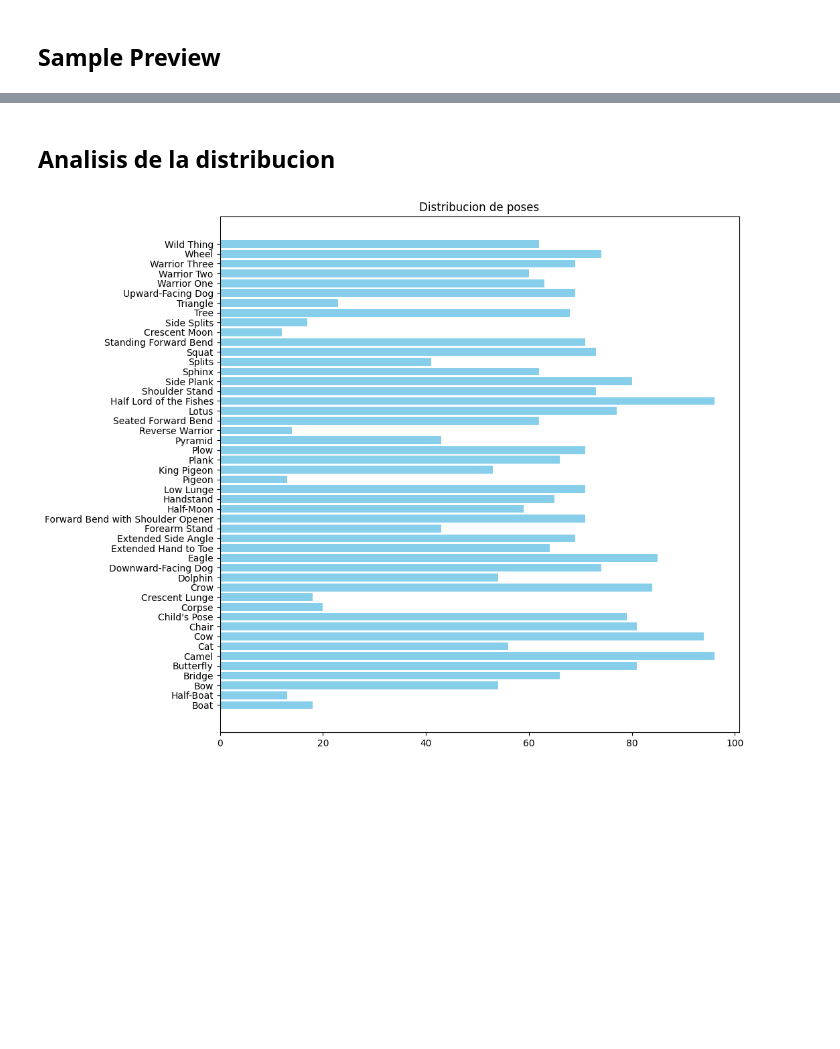
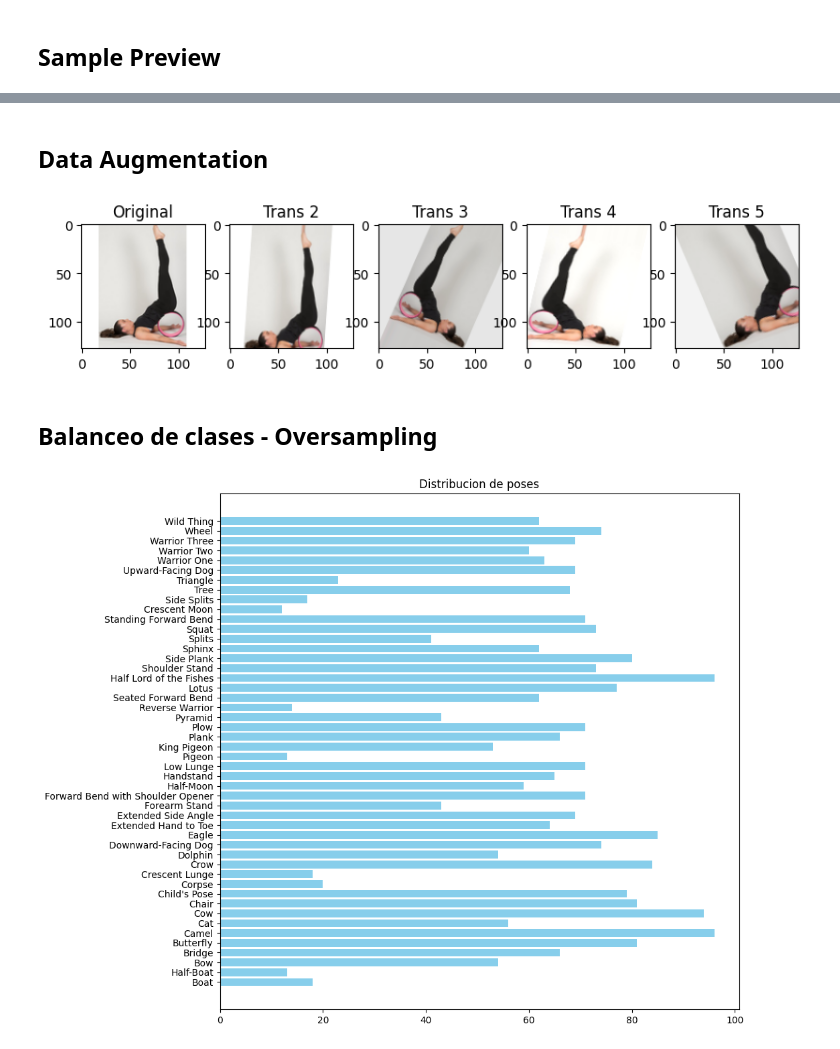
Before and after one commit to EmaSuriano/deep-learning-group-7, a Jupyter notebook: ema/from-scratch.ipynb, the cells around one changed output, grey strips where cells are left out. Cells and saved outputs as stored; diff of their text form; code cells hidden in the pictures; blank space fills up the shorter version.

```diff
--- a/ema/from-scratch.ipynb
+++ b/ema/from-scratch.ipynb
@@ -183,2 +183,2 @@ plt.show()
-# %% [markdown]
-## Analisis de la distribucion
+# %% [markdown]
+## Data Augmentation
@@ -185,3 +198,26 @@ plt.show()
+# %%
+sample = random.randint(0, len(X))
+
+img_orig = X[sample]
+
+fig = plt.figure(figsize=(16, 10))
+
+fig.add_subplot(4, 8, 1)
+plt.imshow(img_orig)
+plt.title("Original")
+
+# # Show transformations
+for n in range(2, 6):
+    fig.add_subplot(4, 8, n)
+    img = datagen.random_transform(img_orig)
+    plt.imshow(img.astype(np.uint8))
+    plt.title(f"Trans {n}")
+
+plt.show()
+# %% [output]
+[figure, added]
+# %% [markdown]
+## Balanceo de clases - Oversampling
 # %%
 y_counts = np.bincount(y)
 
```
Also changed, not shown: parts of 16 cells of this notebook.
